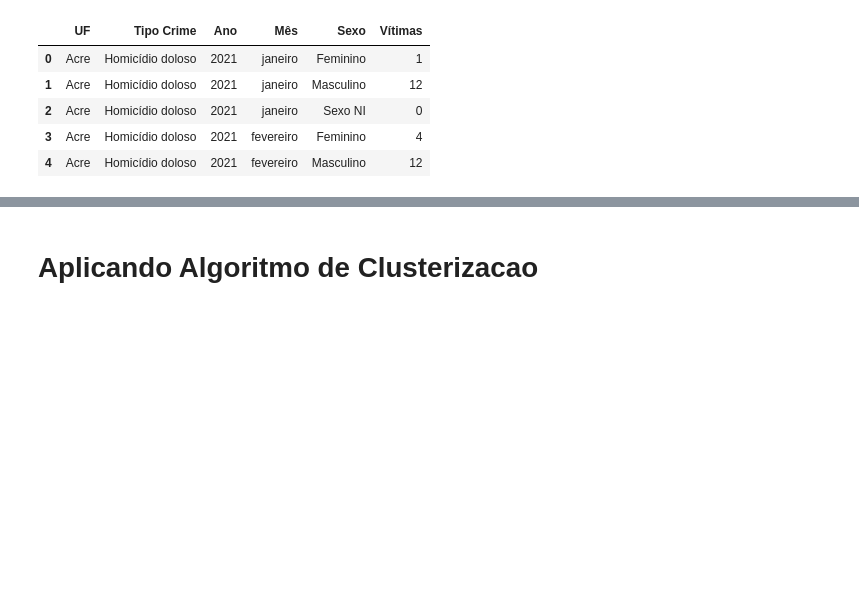
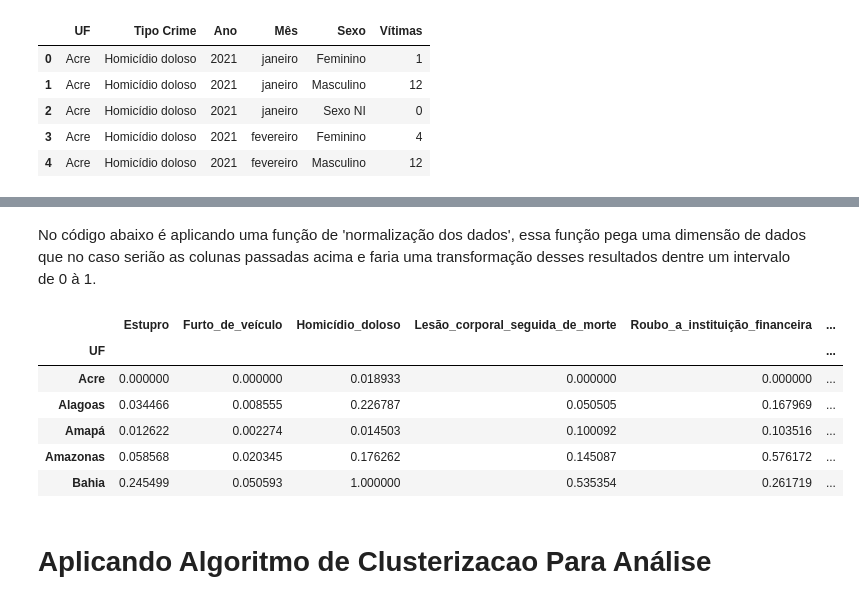
Before and after one commit to FranciscoJSSantos/Analise_dos_dados_criminais_brasil, a Jupyter notebook: Analise_dos_dados_criminais_brasil.ipynb, the cells around one changed output, grey strips where cells are left out. Saved outputs shown, nothing was run; the diff lists cells and outputs as text; code cells hidden in the pictures; blank space fills up the shorter version.

```diff
--- a/Analise_dos_dados_criminais_brasil.ipynb
+++ b/Analise_dos_dados_criminais_brasil.ipynb
@@ -52,2 +160,28 @@ data_ocorrenciasVitima.head(5)
+# %%
+columns = ['Estupro',
+'Furto_de_veículo',
+'Homicídio_doloso',
+'Lesão_corporal_seguida_de_morte',
+'Roubo_a_instituição_financeira',
+'Roubo_de_carga',
+'Roubo_de_veículo',
+'Roubo_seguido_de_morte_(latrocínio)',
+'Tentativa_de_homicídio']
+# %% [markdown]
+No código abaixo é aplicando uma função de 'normalização dos dados', essa função pega uma dimensão de dados que no caso serião as colunas passadas acima e faria uma transformação desses resultados dentre um intervalo de 0 à 1.
+# %%
+x = df[columns].values
+min_max_scaler = preprocessing.MinMaxScaler()
+x_scaled = min_max_scaler.fit_transform(x)
+df_norm = pd.DataFrame(x_scaled, index=df.index, columns=columns)
+df_norm.head()
+# %% [output]
+|  | Estupro | Furto_de_veículo | Homicídio_doloso | Lesão_corporal_seguida_de_morte | Roubo_a_instituição_financeira | ... |
+| UF |  |  |  |  |  | ... |
+| Acre | 0.000000 | 0.000000 | 0.018933 | 0.000000 | 0.000000 | ... |
+| Alagoas | 0.034466 | 0.008555 | 0.226787 | 0.050505 | 0.167969 | ... |
+| Amapá | 0.012622 | 0.002274 | 0.014503 | 0.100092 | 0.103516 | ... |
+| Amazonas | 0.058568 | 0.020345 | 0.176262 | 0.145087 | 0.576172 | ... |
+| Bahia | 0.245499 | 0.050593 | 1.000000 | 0.535354 | 0.261719 | ... |
 # %% [markdown]
-# Aplicando Algoritmo de Clusterizacao
+# Aplicando Algoritmo de Clusterizacao Para Análise
```
Also changed, not shown: parts of 27 cells of this notebook.
